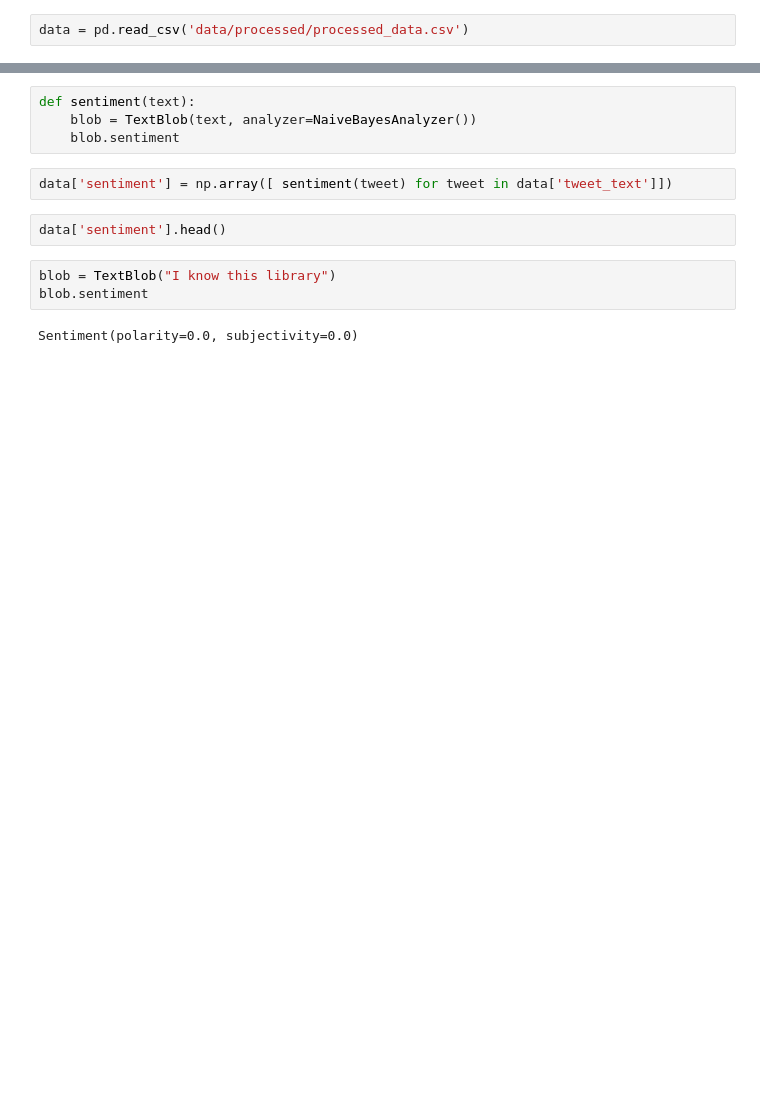
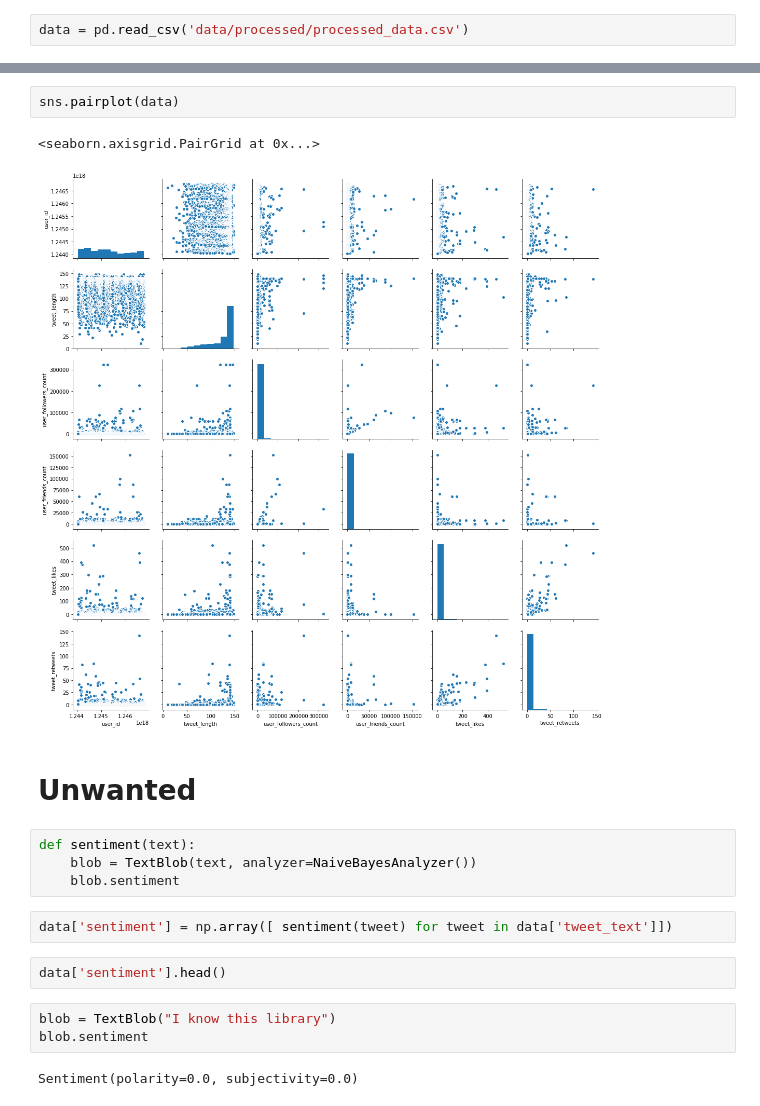
Before and after one commit to hasitha-ranasinghe/twitter-data-analysis-covid19, a Jupyter notebook: src/data_analysis.ipynb, the cells around one changed output, grey strips where cells are left out. Drawn from its saved outputs; the diff is of its cells as text; blank space fills up the shorter version.

```diff
--- a/src/data_analysis.ipynb
+++ b/src/data_analysis.ipynb
@@ -22,3 +74,10 @@ data.head()
+# %%
+sns.pairplot(data)
+# %% [output]
+<seaborn.axisgrid.PairGrid at 0x...>
+[figure, added]
+# %% [markdown]
+# Unwanted
 # %%
 def sentiment(text):
     blob = TextBlob(text, analyzer=NaiveBayesAnalyzer())
```
Also changed, not shown: parts of 10 cells of this notebook, 4 other files.
